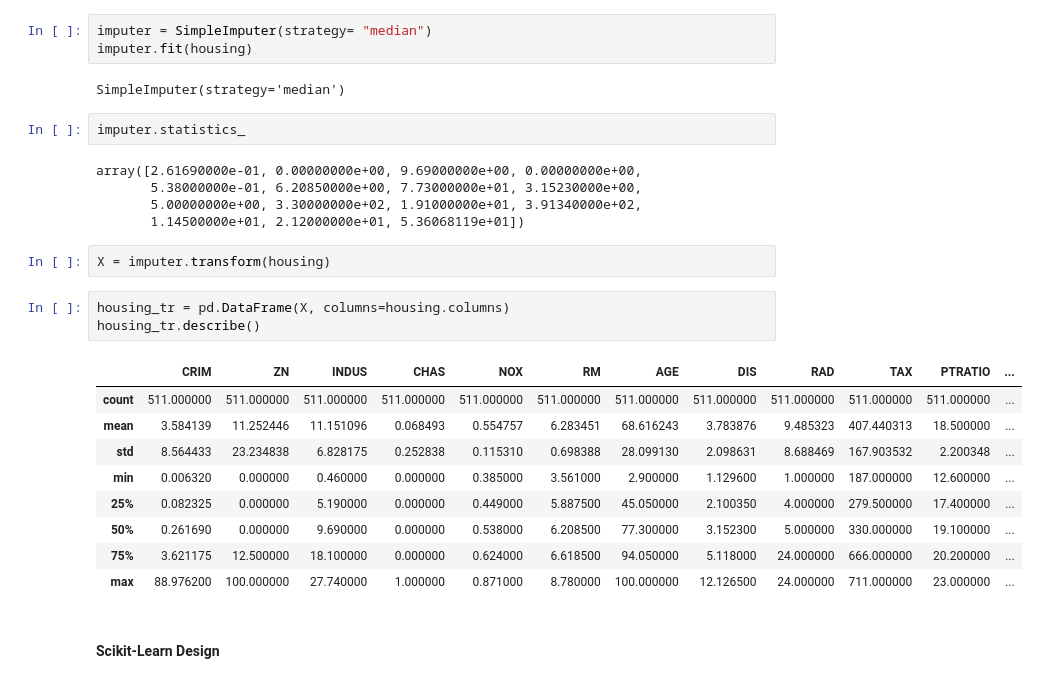
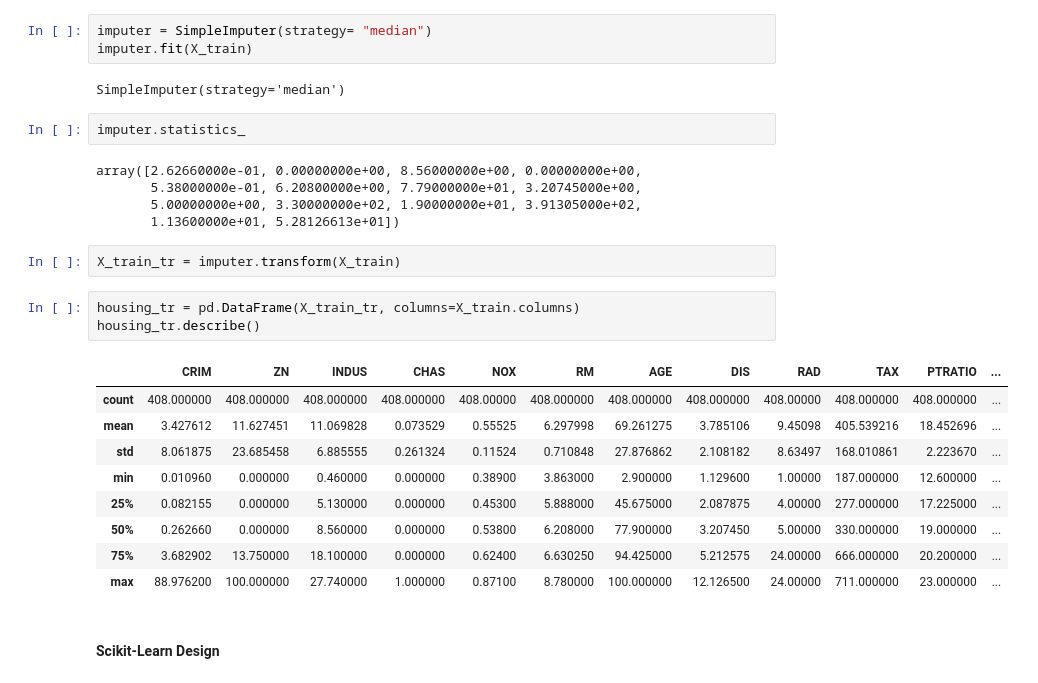
Before and after one commit to frankuard/Training-Model-for-Real-Estate-Data, a Jupyter notebook: main.ipynb, the cells around one changed output. Saved outputs shown, nothing was run; the diff lists cells and outputs as text.

```diff
--- a/main.ipynb
+++ b/main.ipynb
@@ -314,31 +315,31 @@ housing.shape
 #### **Imputation:**
 # %%
 imputer = SimpleImputer(strategy= "median")
-imputer.fit(housing)
+imputer.fit(X_train)
 # %% [output]
 SimpleImputer(strategy='median')
 # %%
 imputer.statistics_
 # %% [output]
-array([2.61690000e-01, 0.00000000e+00, 9.69000000e+00, 0.00000000e+00,
-       5.38000000e-01, 6.20850000e+00, 7.73000000e+01, 3.15230000e+00,
-       5.00000000e+00, 3.30000000e+02, 1.91000000e+01, 3.91340000e+02,
-       1.14500000e+01, 2.12000000e+01, 5.36068119e+01])
+array([2.62660000e-01, 0.00000000e+00, 8.56000000e+00, 0.00000000e+00,
+       5.38000000e-01, 6.20800000e+00, 7.79000000e+01, 3.20745000e+00,
+       5.00000000e+00, 3.30000000e+02, 1.90000000e+01, 3.91305000e+02,
+       1.13600000e+01, 5.28126613e+01])
 # %%
-X = imputer.transform(housing)
+X_train_tr = imputer.transform(X_train)
 # %%
-housing_tr = pd.DataFrame(X, columns=housing.columns)
+housing_tr = pd.DataFrame(X_train_tr, columns=X_train.columns)
 housing_tr.describe()
 # %% [output]
 |  | CRIM | ZN | INDUS | CHAS | NOX | RM | AGE | DIS | RAD | TAX | PTRATIO | ... |
-| count | 511.000000 | 511.000000 | 511.000000 | 511.000000 | 511.000000 | 511.000000 | 511.000000 | 511.000000 | 511.000000 | 511.000000 | 511.000000 | ... |
-| mean | 3.584139 | 11.252446 | 11.151096 | 0.068493 | 0.554757 | 6.283451 | 68.616243 | 3.783876 | 9.485323 | 407.440313 | 18.500000 | ... |
-| std | 8.564433 | 23.234838 | 6.828175 | 0.252838 | 0.115310 | 0.698388 | 28.099130 | 2.098631 | 8.688469 | 167.903532 | 2.200348 | ... |
-| min | 0.006320 | 0.000000 | 0.460000 | 0.000000 | 0.385000 | 3.561000 | 2.900000 | 1.129600 | 1.000000 | 187.000000 | 12.600000 | ... |
-| 25% | 0.082325 | 0.000000 | 5.190000 | 0.000000 | 0.449000 | 5.887500 | 45.050000 | 2.100350 | 4.000000 | 279.500000 | 17.400000 | ... |
-| 50% | 0.261690 | 0.000000 | 9.690000 | 0.000000 | 0.538000 | 6.208500 | 77.300000 | 3.152300 | 5.000000 | 330.000000 | 19.100000 | ... |
-| 75% | 3.621175 | 12.500000 | 18.100000 | 0.000000 | 0.624000 | 6.618500 | 94.050000 | 5.118000 | 24.000000 | 666.000000 | 20.200000 | ... |
-| max | 88.976200 | 100.000000 | 27.740000 | 1.000000 | 0.871000 | 8.780000 | 100.000000 | 12.126500 | 24.000000 | 711.000000 | 23.000000 | ... |
+| count | 408.000000 | 408.000000 | 408.000000 | 408.000000 | 408.00000 | 408.000000 | 408.000000 | 408.000000 | 408.00000 | 408.000000 | 408.000000 | ... |
+| mean | 3.427612 | 11.627451 | 11.069828 | 0.073529 | 0.55525 | 6.297998 | 69.261275 | 3.785106 | 9.45098 | 405.539216 | 18.452696 | ... |
+| std | 8.061875 | 23.685458 | 6.885555 | 0.261324 | 0.11524 | 0.710848 | 27.876862 | 2.108182 | 8.63497 | 168.010861 | 2.223670 | ... |
+| min | 0.010960 | 0.000000 | 0.460000 | 0.000000 | 0.38900 | 3.863000 | 2.900000 | 1.129600 | 1.00000 | 187.000000 | 12.600000 | ... |
+| 25% | 0.082155 | 0.000000 | 5.130000 | 0.000000 | 0.45300 | 5.888000 | 45.675000 | 2.087875 | 4.00000 | 277.000000 | 17.225000 | ... |
+| 50% | 0.262660 | 0.000000 | 8.560000 | 0.000000 | 0.53800 | 6.208000 | 77.900000 | 3.207450 | 5.00000 | 330.000000 | 19.000000 | ... |
+| 75% | 3.682902 | 13.750000 | 18.100000 | 0.000000 | 0.62400 | 6.630250 | 94.425000 | 5.212575 | 24.00000 | 666.000000 | 20.200000 | ... |
+| max | 88.976200 | 100.000000 | 27.740000 | 1.000000 | 0.87100 | 8.780000 | 100.000000 | 12.126500 | 24.00000 | 711.000000 | 23.000000 | ... |
 # %% [markdown]
 #### **Scikit-Learn Design**
 # %% [markdown]
```
Also changed, not shown: parts of 11 cells of this notebook.
